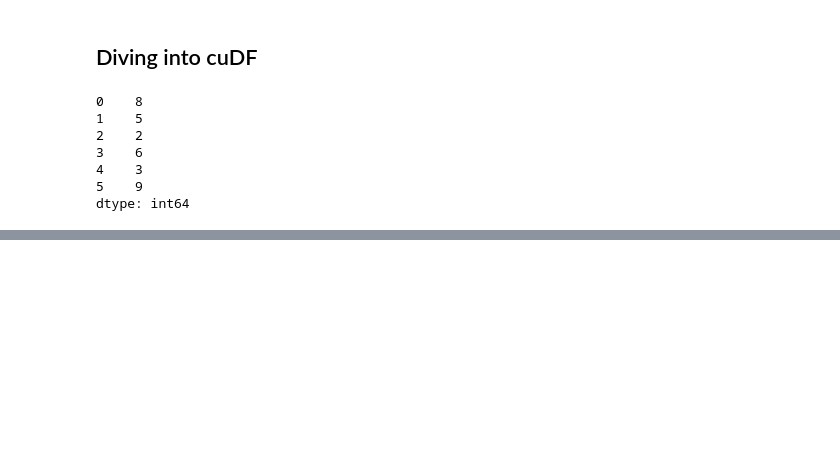
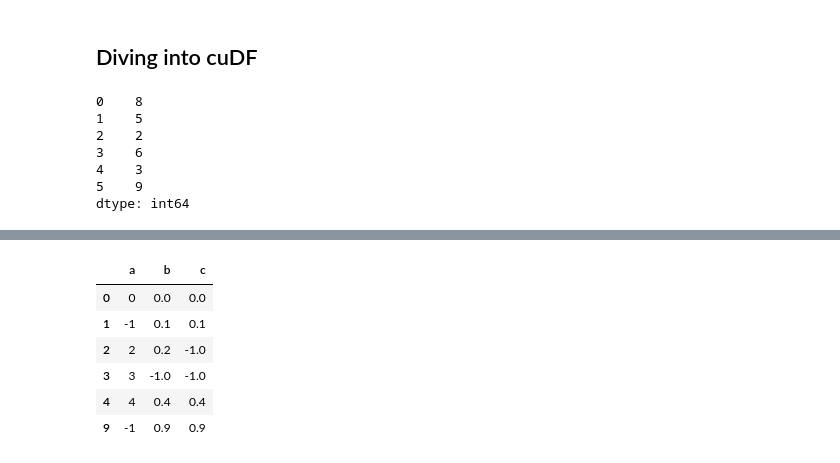
Before and after one commit to Kamalabot/cuda_examples_testing, a Jupyter notebook: test_drive01.ipynb, the cells around one changed output, grey strips where cells are left out. Saved outputs shown, nothing was run; the diff lists cells and outputs as text; code cells hidden in the pictures; blank space fills up the shorter version.

```diff
--- a/test_drive01.ipynb
+++ b/test_drive01.ipynb
@@ -287,0 +439,11 @@ dtype: int64
+# %%
+mask = df['a'] < 5
+df[mask]
+# %% [output]
+|  | a | b | c |
+| 0 | 0 | 0.0 | 0.0 |
+| 1 | -1 | 0.1 | 0.1 |
+| 2 | 2 | 0.2 | -1.0 |
+| 3 | 3 | -1.0 | -1.0 |
+| 4 | 4 | 0.4 | 0.4 |
+| 9 | -1 | 0.9 | 0.9 |
```
Also changed, not shown: parts of 37 cells of this notebook, 2 other files.
